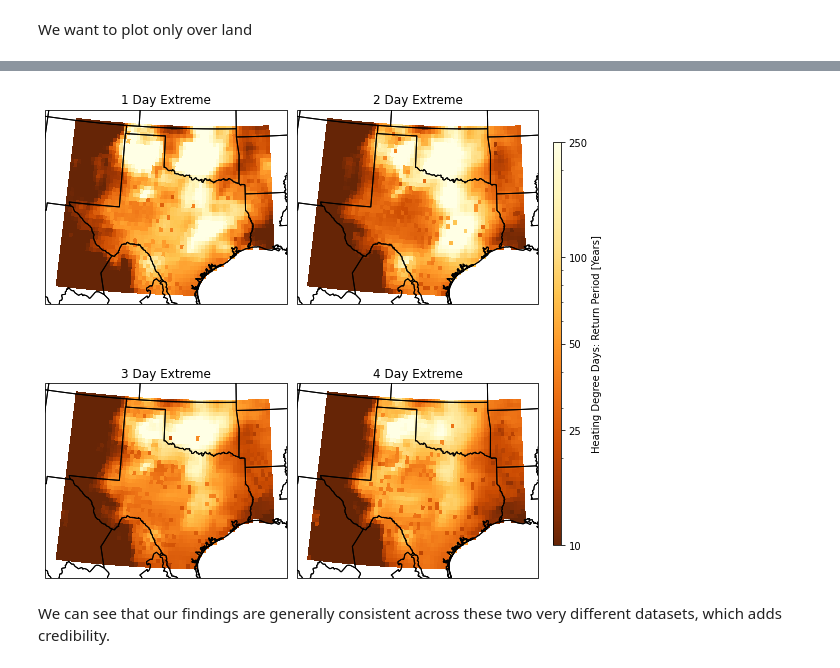
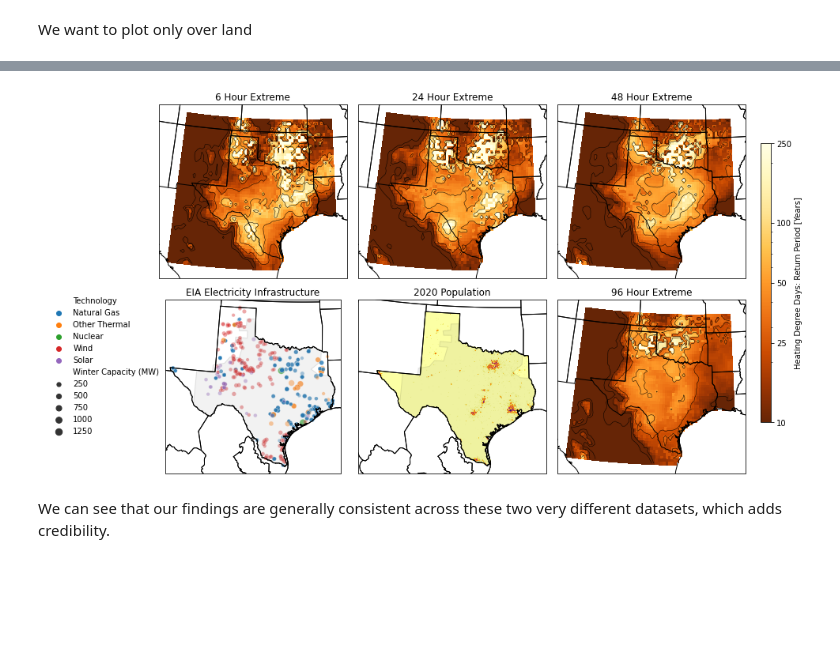
Before and after one commit to jdossgollin/2021-TXtreme, a Jupyter notebook: scripts/local_return_period.ipynb, the cells around one changed output, grey strips where cells are left out. Cells and saved outputs as stored; diff of their text form; code cells hidden in the pictures; blank space fills up the shorter version.

```diff
--- a/scripts/local_return_period.ipynb
+++ b/scripts/local_return_period.ipynb
@@ -169,0 +227,11 @@ These estimates have already been calculated
+# %%
+pop = (
+    xr.open_dataarray("../data/raw/gpwv4/gpw_v4_population_density_rev11_2pt5_min.nc")
+    .sel(raster=5)
+    .rename({"longitude": "lon", "latitude": "lat"})
+)
+# %%
+states = regionmask.defined_regions.natural_earth.us_states_50
+mask = states.mask(pop)
+tx_idx = states.map_keys("Texas")
+pop_tx = pop.where(mask == tx_idx, drop=True)
@@ -170,30 +240,89 @@ These estimates have already been calculated
+# %%
+grid_feature = ShapelyFeature(
+    shpreader.Reader("../data/raw/interconnects/TexasInterconnect.shp").geometries(),
+    ccrs.PlateCarree(),
+    edgecolor="black",
+    facecolor="gray",
+    alpha=0.1,
+    label="ERCOT",
+)
 # %%
 fig, axes = plt.subplots(
-    nrows=2, ncols=2, subplot_kw={"projection": map_proj}, figsize=(8, 8)
+    nrows=2,
+    ncols=3,
+    subplot_kw={"projection": map_proj},
+    figsize=(14, 7),
 )
 
-for ax, dur in zip(axes.flat, era5_rt["lag"].values):
-    rt_land.sel(lag=dur).plot(
+for ax, dur in zip(axes.flat[[0, 1, 2, 5]], era5_rt["duration"].values):
+    rt_land.sel(duration=dur).plot(
         ax=ax,
         norm=colors.LogNorm(VMIN, VMAX),
         transform=data_proj,
         cmap="YlOrBr_r",
         add_colorbar=False,
     )
-    ax.set_title(f"{dur} Day Extreme")
+    rt_land.sel(duration=dur).plot.contour(
+        ax=ax,
+        transform=data_proj,
+        add_colorbar=False,
+        levels=[5, 10, 25, 50, 100],
+        colors="k",
+        linewidths=0.5,
+    )
+    ax.set_title(f"{dur} Hour Extreme")
+
+# Generation Capacity
+ax = axes[1, 0]
+scp = sns.scatterplot(
+    x="Longitude",
+    y="Latitude",
+    size="Winter Capacity (MW)",
+    hue="Technology",
+    data=tx_generators,
+    transform=data_proj,
+    ax=ax,
+    alpha=0.4,
+)
+ax.set_title("EIA Electricity Infrastructure")
+handles, labels = ax.get_legend_handles_labels()
+ax.legend_.remove()
+ax.add_feature(grid_feature)
+
+# Population
+ax = axes[1, 1]
+C0 = pop_tx.plot(ax=ax, transform=data_proj, add_colorbar=False, cmap="inferno_r")
+ax.set_title("2020 Population")
+ax.add_feature(grid_feature)
+
+for ax in axes.flat:
     ax.add_feature(STATES)
     ax.add_feature(COASTLINE)
 
+# Done
 fig.canvas.draw()
 fig.tight_layout()
-fig.subplots_adjust(right=0.875)
-cax = fig.add_axes([0.9, 0.15, 0.015, 0.7])
+
+fig.subplots_adjust(right=0.9)
+cax = fig.add_axes([0.9, 0.15, 0.0125, 0.7])
 cbar = fig.colorbar(sc, cax=cax, label="Heating Degree Days: Return Period [Years]")
 cbar.set_ticks(TICKS)
 cbar.ax.set_yticklabels(TICKS)
+
+fig.subplots_adjust(left=0.125)
+lax = fig.add_axes([0.0, 0.1, 0.1, 0.8])
+lax.axis("off")
+lax.legend(
+    handles,
+    labels,
+    ncol=1,
+    loc="lower left",
+    frameon=False,
+)
+
 plt.savefig(figname("local_rt_era5.pdf"))
 plt.show()
 # %% [output]
-[figure, old version]
+[figure, new version]
 # %% [markdown]
 We can see that our findings are generally consistent across these two very different datasets, which adds credibility.
```
Also changed, not shown: parts of 17 cells of this notebook, 5 other files.
